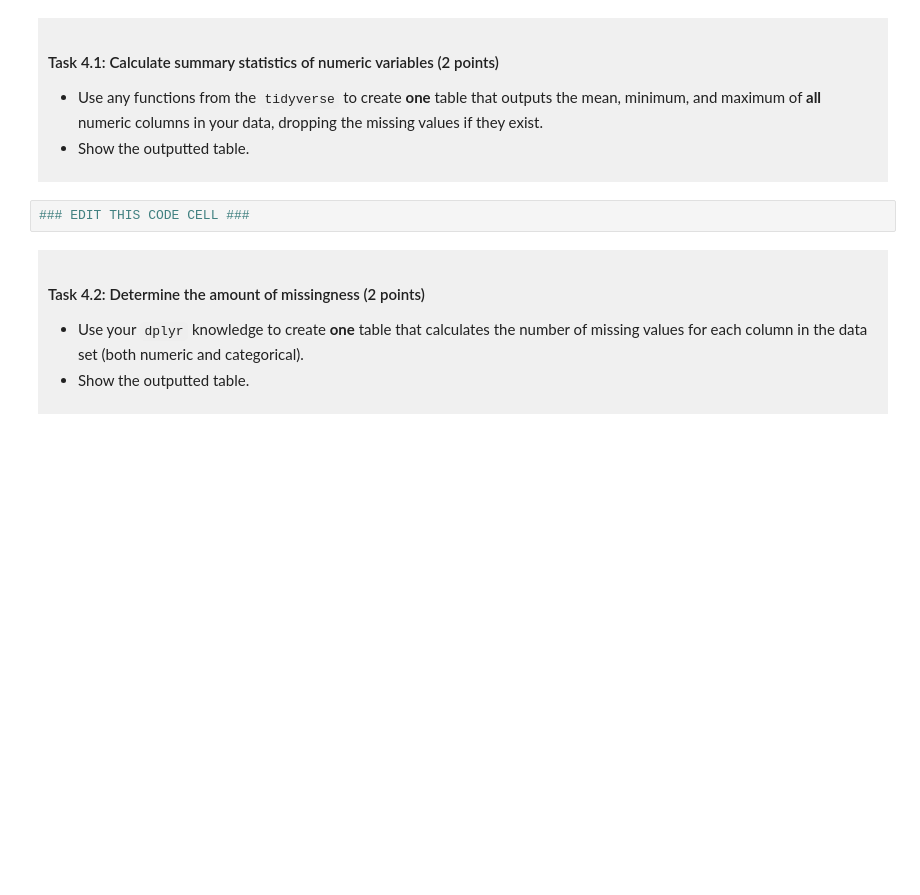
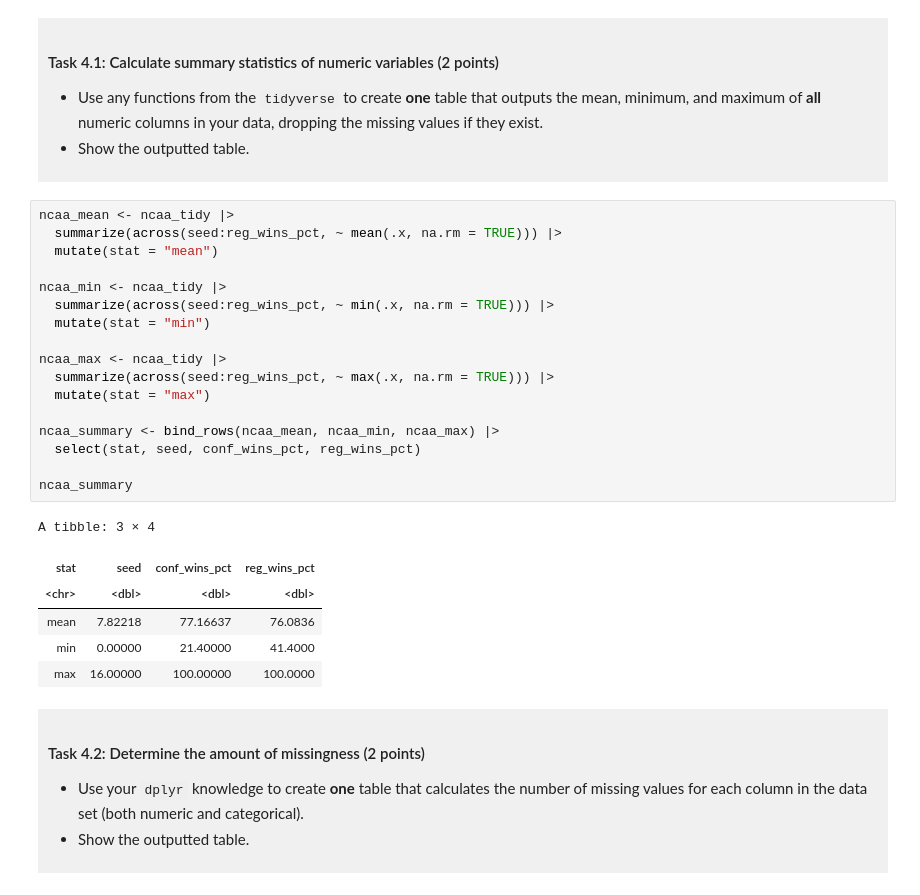
Before and after one commit to chriswu-dsci100/dsci-100-project-chris-wu, a Jupyter notebook: dsci-100-project-notebook.ipynb, the cells around one changed output. Cells and saved outputs as stored; diff of their text form; blank space fills up the shorter version.

```diff
--- a/dsci-100-project-notebook.ipynb
+++ b/dsci-100-project-notebook.ipynb
@@ -265,7 +265,29 @@ You will refine your research question (if needed) and produce a tidy data set.
 
 </div>
 # %%
-### EDIT THIS CODE CELL ###
+ncaa_mean <- ncaa_tidy |>
+  summarize(across(seed:reg_wins_pct, ~ mean(.x, na.rm = TRUE))) |>
+  mutate(stat = "mean")
+
+ncaa_min <- ncaa_tidy |>
+  summarize(across(seed:reg_wins_pct, ~ min(.x, na.rm = TRUE))) |>
+  mutate(stat = "min")
+
+ncaa_max <- ncaa_tidy |>
+  summarize(across(seed:reg_wins_pct, ~ max(.x, na.rm = TRUE))) |>
+  mutate(stat = "max")
+
+ncaa_summary <- bind_rows(ncaa_mean, ncaa_min, ncaa_max) |>
+  select(stat, seed, conf_wins_pct, reg_wins_pct)
+
+ncaa_summary
+# %% [output]
+A tibble: 3 × 4
+| stat | seed | conf_wins_pct | reg_wins_pct |
+| <chr> | <dbl> | <dbl> | <dbl> |
+| mean | 7.82218 | 77.16637 | 76.0836 |
+| min | 0.00000 | 21.40000 | 41.4000 |
+| max | 16.00000 | 100.00000 | 100.0000 |
 # %% [markdown]
 <div style="background-color: #f0f0f0; padding: 10px;">
 
```
